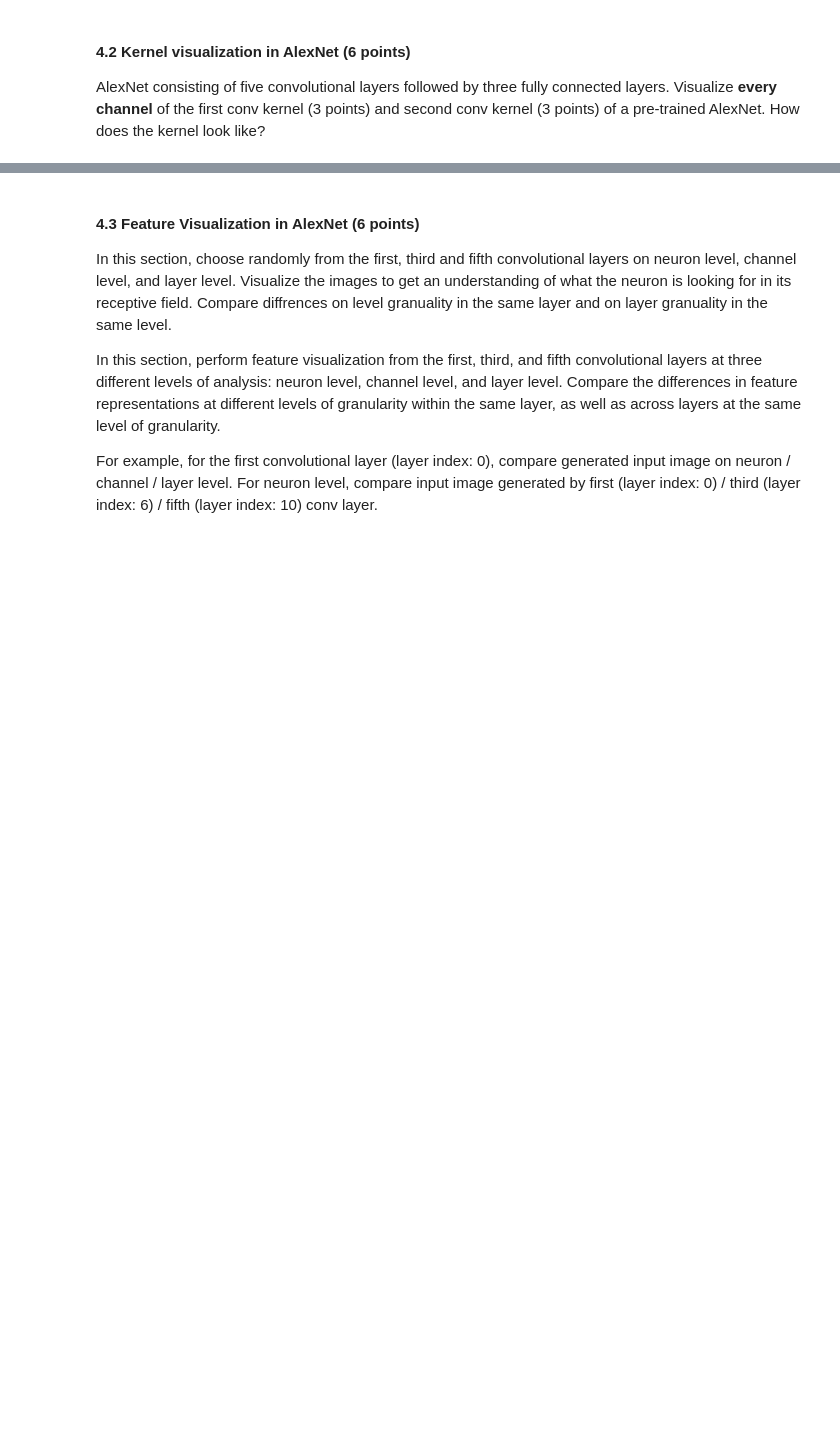
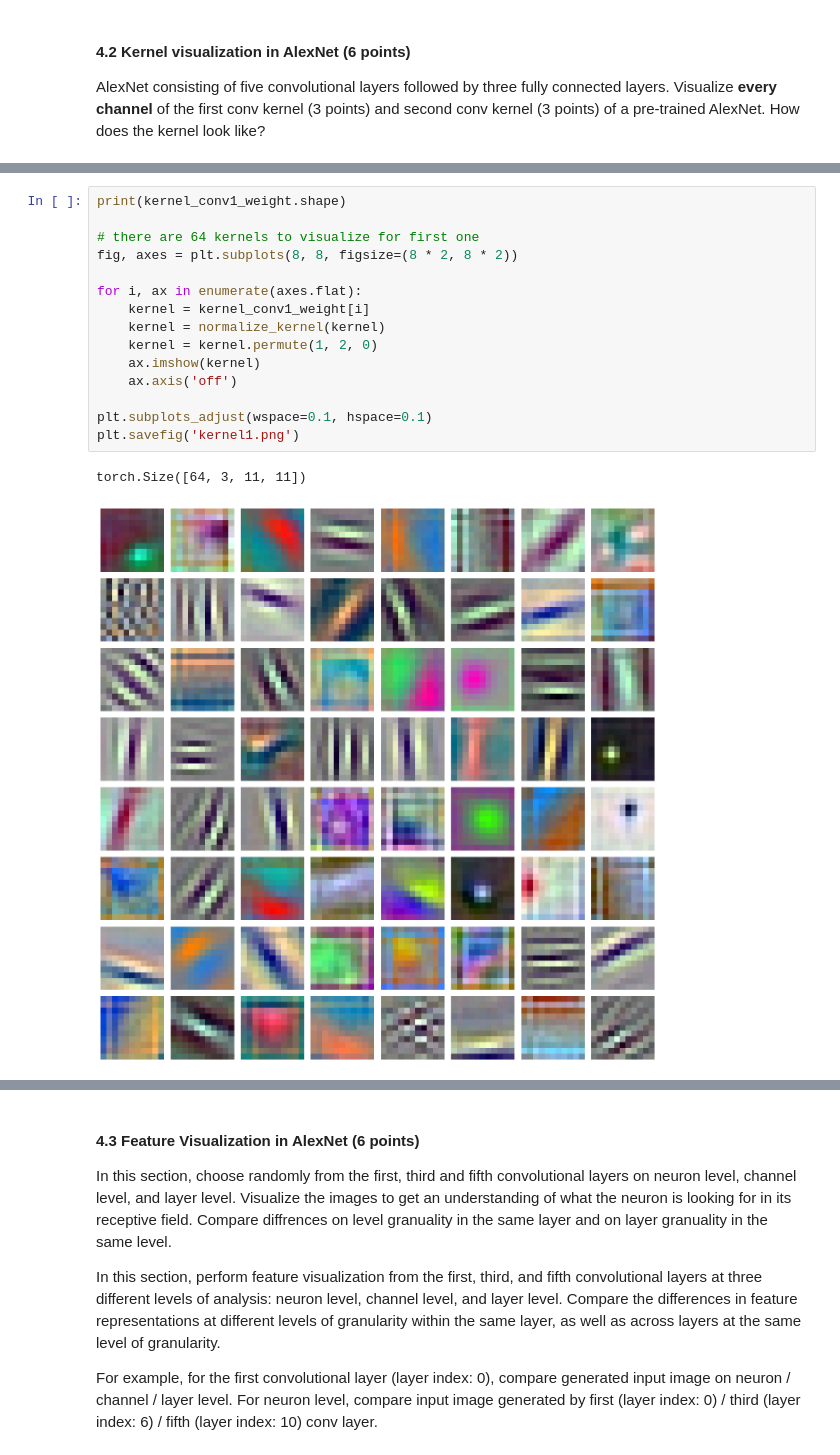
Before and after one commit to tpeat/snn-experiments, a Jupyter notebook: lab2/CSE8803_BMI_Lab2_Tutorial.ipynb, the cells around one changed output, grey strips where cells are left out. Drawn from its saved outputs; the diff is of its cells as text; blank space fills up the shorter version.

```diff
--- a/lab2/CSE8803_BMI_Lab2_Tutorial.ipynb
+++ b/lab2/CSE8803_BMI_Lab2_Tutorial.ipynb
@@ -1123,3 +1228,21 @@ Sequential(
   (11): ReLU(inplace=True)
   (12): MaxPool2d(kernel_size=3, stride=2, padding=0, dilation=1, ceil_mode=False)
 )
+# %%
+print(kernel_conv1_weight.shape)
+
+# there are 64 kernels to visualize for first one
+fig, axes = plt.subplots(8, 8, figsize=(8 * 2, 8 * 2))
+
+for i, ax in enumerate(axes.flat):
+    kernel = kernel_conv1_weight[i]
+    kernel = normalize_kernel(kernel)
+    kernel = kernel.permute(1, 2, 0)
+    ax.imshow(kernel)
+    ax.axis('off')
+
+plt.subplots_adjust(wspace=0.1, hspace=0.1)
+plt.savefig('kernel1.png')
+# %% [output]
+torch.Size([64, 3, 11, 11])
+[figure, added]
```
Also changed, not shown: parts of 34 cells of this notebook.
